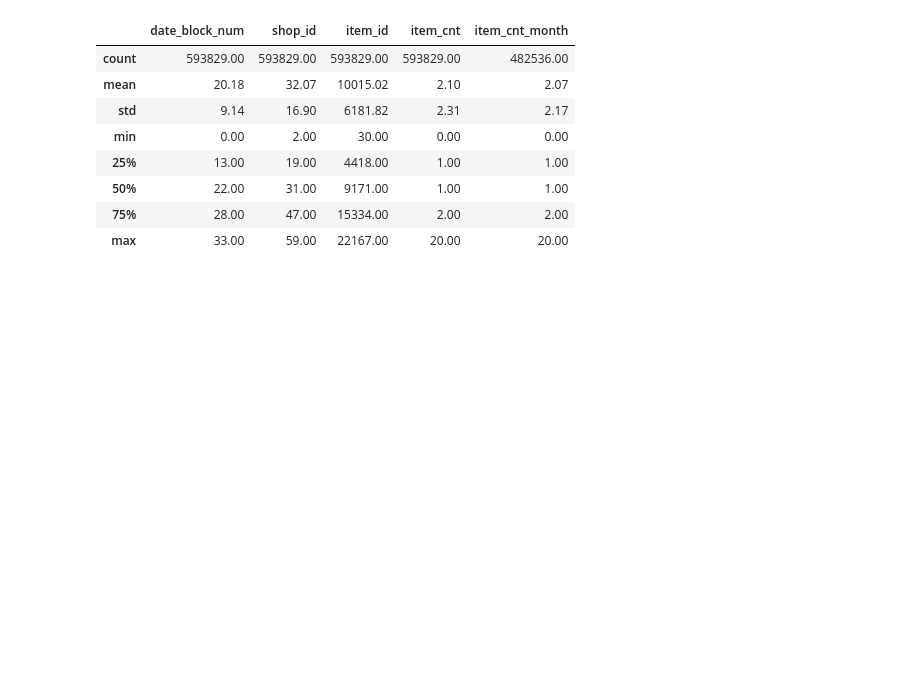
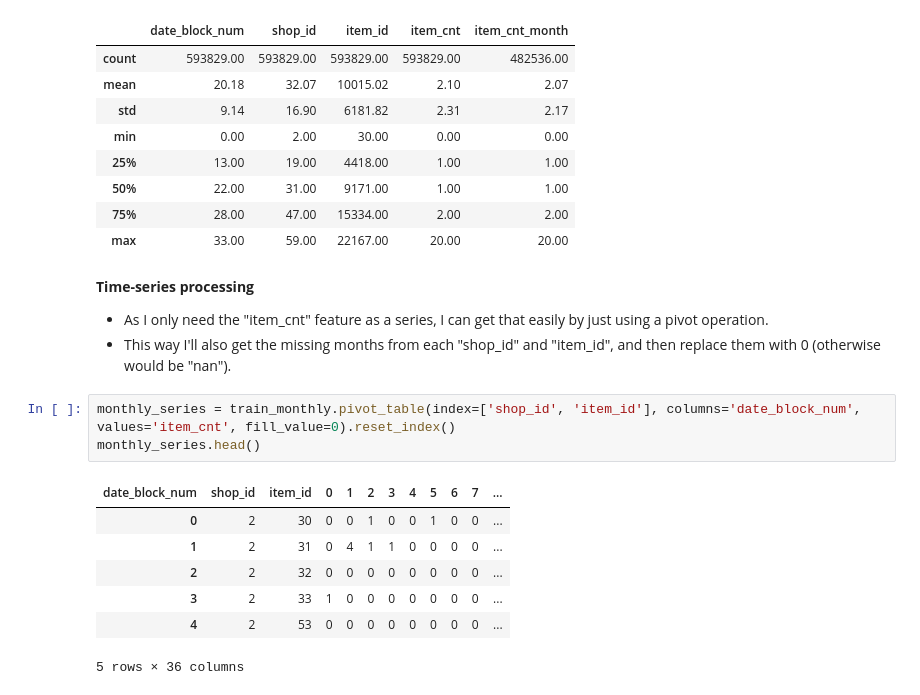
Before and after one commit to AiJared/time-series-forecasting-with-lstm-autoencoders, a Jupyter notebook: Time_Series_Forecasting_with_LSTM_Autoencoders.ipynb, the cells around one changed output. Cells and saved outputs as stored; diff of their text form; blank space fills up the shorter version.

```diff
--- a/Time_Series_Forecasting_with_LSTM_Autoencoders.ipynb
+++ b/Time_Series_Forecasting_with_LSTM_Autoencoders.ipynb
@@ -142,3 +142,19 @@ display(train_monthly.describe())
 | 50% | 22.00 | 31.00 | 9171.00 | 1.00 | 1.00 |
 | 75% | 28.00 | 47.00 | 15334.00 | 2.00 | 2.00 |
 | max | 33.00 | 59.00 | 22167.00 | 20.00 | 20.00 |
+# %% [markdown]
+**Time-series processing**
+
+*   As I only need the "item_cnt" feature as a series, I can get that easily by just using a pivot operation.
+*   This way I'll also get the missing months from each "shop_id" and "item_id", and then replace them with 0 (otherwise would be "nan").
+# %%
+monthly_series = train_monthly.pivot_table(index=['shop_id', 'item_id'], columns='date_block_num', values='item_cnt', fill_value=0).reset_index()
+monthly_series.head()
+# %% [output]
+| date_block_num | shop_id | item_id | 0 | 1 | 2 | 3 | 4 | 5 | 6 | 7 | ... |
+| 0 | 2 | 30 | 0 | 0 | 1 | 0 | 0 | 1 | 0 | 0 | ... |
+| 1 | 2 | 31 | 0 | 4 | 1 | 1 | 0 | 0 | 0 | 0 | ... |
+| 2 | 2 | 32 | 0 | 0 | 0 | 0 | 0 | 0 | 0 | 0 | ... |
+| 3 | 2 | 33 | 1 | 0 | 0 | 0 | 0 | 0 | 0 | 0 | ... |
+| 4 | 2 | 53 | 0 | 0 | 0 | 0 | 0 | 0 | 0 | 0 | ... |
+5 rows × 36 columns
```
Also changed, not shown: parts of 6 cells of this notebook.
